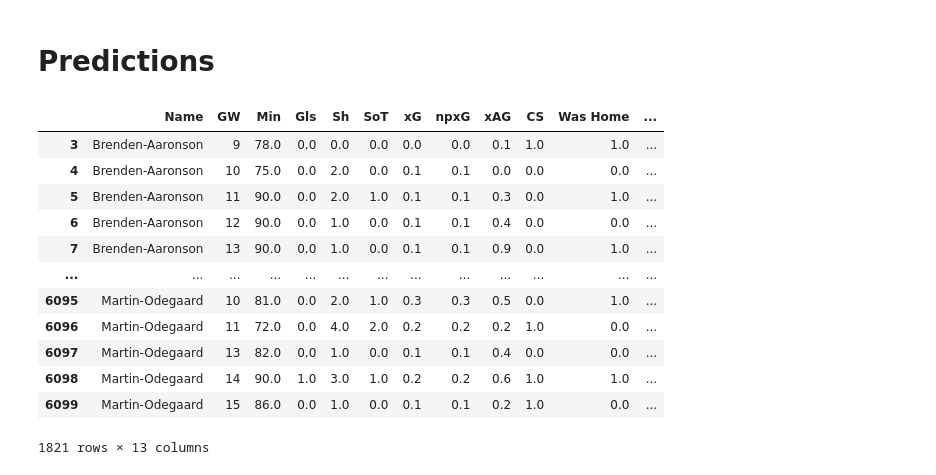
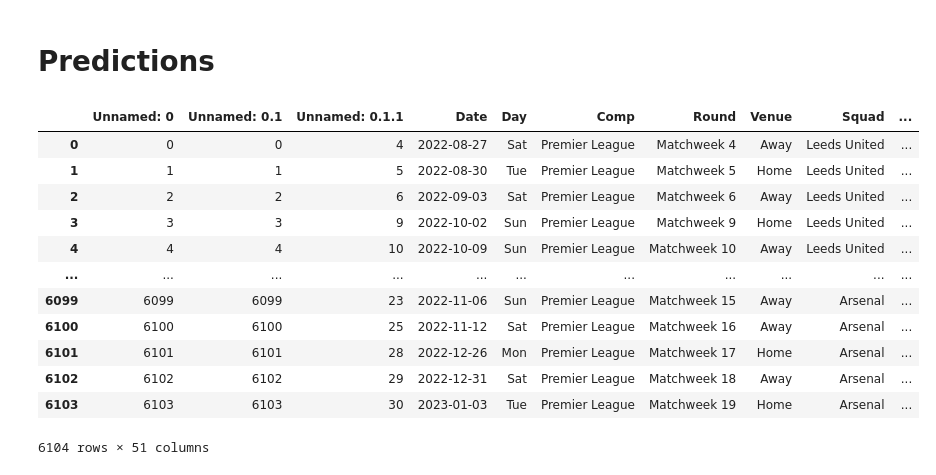
Before and after one commit to Fran3x/FPL_Model, a Jupyter notebook: notebooks/LSTM_test.ipynb, the cells around one changed output. Drawn from its saved outputs; the diff is of its cells as text; code cells hidden in the pictures.

```diff
--- a/notebooks/LSTM_test.ipynb
+++ b/notebooks/LSTM_test.ipynb
@@ -43,3 +43,6 @@ df = pd.read_csv('data/fpl_fbref_players.csv')
+# %%
+# remembering original df
+df_original = df
 # %%
 info = ["Name", "GW"]
 other = ["LSTM"]
@@ -236,22 +258,22 @@ for inputs, target in dataloader:
         # df.loc[(df["Name"] == name) & (df["GW"] == gw), "LSTM"] = points
         index += 1
 # %%
-# appending results
+# appending results to original df
 for name, gw, points in predictions:
-    df.loc[(df["Name"] == name) & (df["GW"] == gw), "LSTM"] = points
+    df_original.loc[(df_original["Name"] == name) & (df["GW"] == gw), "LSTM"] = points
-# %%
-df.loc[df['LSTM'].notnull()]
-# %% [output]
-|  | Name | GW | Min | Gls | Sh | SoT | xG | npxG | xAG | CS | Was Home | ... |
-| 3 | Brenden-Aaronson | 9 | 78.0 | 0.0 | 0.0 | 0.0 | 0.0 | 0.0 | 0.1 | 1.0 | 1.0 | ... |
-| 4 | Brenden-Aaronson | 10 | 75.0 | 0.0 | 2.0 | 0.0 | 0.1 | 0.1 | 0.0 | 0.0 | 0.0 | ... |
-| 5 | Brenden-Aaronson | 11 | 90.0 | 0.0 | 2.0 | 1.0 | 0.1 | 0.1 | 0.3 | 0.0 | 1.0 | ... |
-| 6 | Brenden-Aaronson | 12 | 90.0 | 0.0 | 1.0 | 0.0 | 0.1 | 0.1 | 0.4 | 0.0 | 0.0 | ... |
-| 7 | Brenden-Aaronson | 13 | 90.0 | 0.0 | 1.0 | 0.0 | 0.1 | 0.1 | 0.9 | 0.0 | 1.0 | ... |
-| ... | ... | ... | ... | ... | ... | ... | ... | ... | ... | ... | ... | ... |
-| 6095 | Martin-Odegaard | 10 | 81.0 | 0.0 | 2.0 | 1.0 | 0.3 | 0.3 | 0.5 | 0.0 | 1.0 | ... |
-| 6096 | Martin-Odegaard | 11 | 72.0 | 0.0 | 4.0 | 2.0 | 0.2 | 0.2 | 0.2 | 1.0 | 0.0 | ... |
-| 6097 | Martin-Odegaard | 13 | 82.0 | 0.0 | 1.0 | 0.0 | 0.1 | 0.1 | 0.4 | 0.0 | 0.0 | ... |
-| 6098 | Martin-Odegaard | 14 | 90.0 | 1.0 | 3.0 | 1.0 | 0.2 | 0.2 | 0.6 | 1.0 | 1.0 | ... |
-| 6099 | Martin-Odegaard | 15 | 86.0 | 0.0 | 1.0 | 0.0 | 0.1 | 0.1 | 0.2 | 1.0 | 0.0 | ... |
-1821 rows × 13 columns
+# %%
+df_original
+# %% [output]
+|  | Unnamed: 0 | Unnamed: 0.1 | Unnamed: 0.1.1 | Date | Day | Comp | Round | Venue | Squad | ... |
+| 0 | 0 | 0 | 4 | 2022-08-27 | Sat | Premier League | Matchweek 4 | Away | Leeds United | ... |
+| 1 | 1 | 1 | 5 | 2022-08-30 | Tue | Premier League | Matchweek 5 | Home | Leeds United | ... |
+| 2 | 2 | 2 | 6 | 2022-09-03 | Sat | Premier League | Matchweek 6 | Away | Leeds United | ... |
+| 3 | 3 | 3 | 9 | 2022-10-02 | Sun | Premier League | Matchweek 9 | Home | Leeds United | ... |
+| 4 | 4 | 4 | 10 | 2022-10-09 | Sun | Premier League | Matchweek 10 | Away | Leeds United | ... |
+| ... | ... | ... | ... | ... | ... | ... | ... | ... | ... | ... |
+| 6099 | 6099 | 6099 | 23 | 2022-11-06 | Sun | Premier League | Matchweek 15 | Away | Arsenal | ... |
+| 6100 | 6100 | 6100 | 25 | 2022-11-12 | Sat | Premier League | Matchweek 16 | Away | Arsenal | ... |
+| 6101 | 6101 | 6101 | 28 | 2022-12-26 | Mon | Premier League | Matchweek 17 | Home | Arsenal | ... |
+| 6102 | 6102 | 6102 | 29 | 2022-12-31 | Sat | Premier League | Matchweek 18 | Away | Arsenal | ... |
+| 6103 | 6103 | 6103 | 30 | 2023-01-03 | Tue | Premier League | Matchweek 19 | Home | Arsenal | ... |
+6104 rows × 51 columns
```
Also changed, not shown: parts of 6 cells of this notebook, 2 other files.
